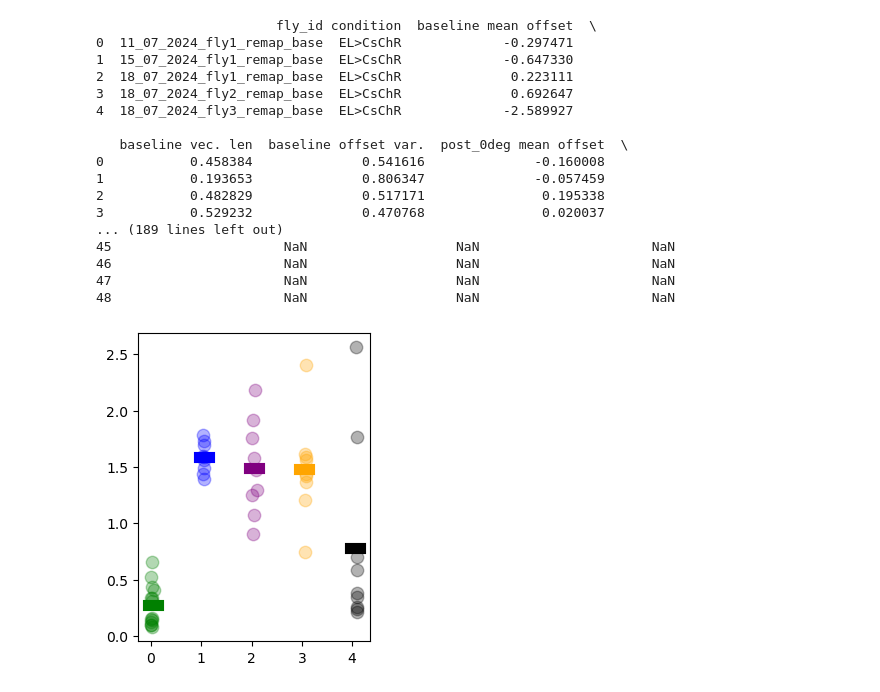
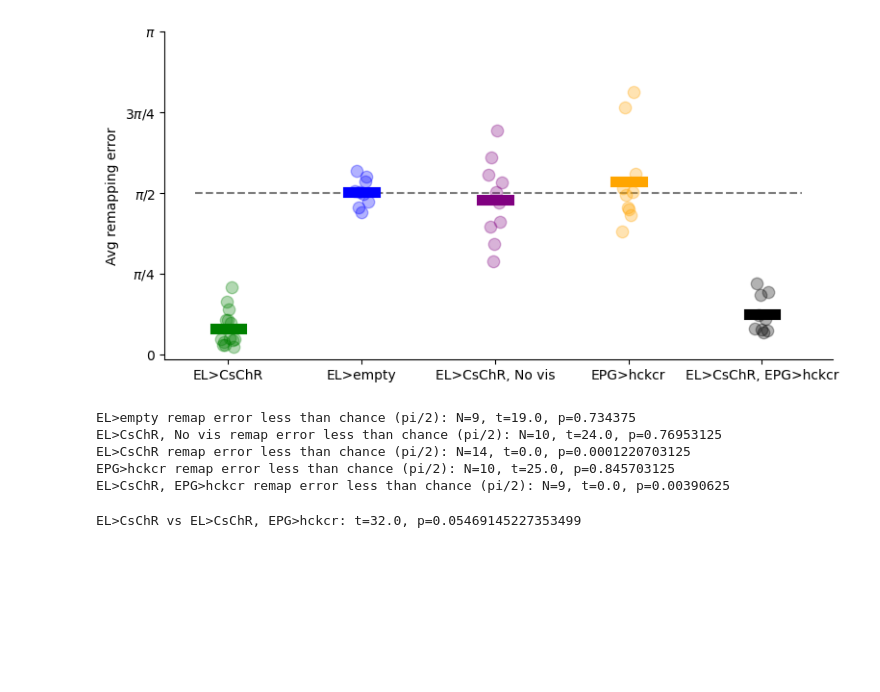
Before and after one commit to yfisher-lab/NeuromodPlasticity, a Jupyter notebook: NeuromodPlasticity/figures/remapping/gof_combined.ipynb, the cells around one changed output. Drawn from its saved outputs; the diff is of its cells as text; code cells hidden in the pictures; blank space fills up the shorter version.

```diff
--- a/NeuromodPlasticity/figures/remapping/gof_combined.ipynb
+++ b/NeuromodPlasticity/figures/remapping/gof_combined.ipynb
@@ -68,9 +76,9 @@ array(['remap', 'novis_control', 'no_chrimson', 'epinastine', 'yohimbine',
 # %%
-def stack_opto_responses(sess_df, condition, folder, scan_type):
+def stack_opto_responses(df, condition, folder, scan_type):
     """Stack opto responses for a given condition and scan type."""
-    return np.stack([nmp.remapping.get_opto_resp(load_row(row)) for _, row in sess_df.loc[(sess_df['condition']==condition) & \
-                                                                                          (sess_df['scan_type']==scan_type) & \
-                                                                                          (sess_df['folder']==folder)].iterrows()])
+    return np.stack([nmp.remapping.get_opto_resp(load_row(row)) for _, row in df.loc[(df['condition']==condition) & \
+                                                                                          (df['scan_type']==scan_type) & \
+                                                                                          (df['folder']==folder)].iterrows()])
 
 opto_responses = {
     'el chrimson': {'remap_0deg': [], 'remap_180deg': [], 'combined':[]},
@@ -79,9 +87,6 @@ opto_responses = {
     'epg hckcr': {'remap_0deg': [], 'remap_180deg': [], 'combined': []},
     'el chrimson, epg hckcr': {'remap_0deg': [], 'remap_180deg': [], 'combined': []},
 }
-
-##
-sess_df_remap0 = sess_df.loc[sess_df['scan_type']=='remap_0deg']
 
 ##
 opto_responses['el chrimson']['remap_0deg'] = stack_opto_responses(sess_df, 'remap', 'base', 'remap_0deg')
@@ -332,19 +331,23 @@ def build_sum_stats(fly_list, conditions):
 flies = sess_df['fly_id'].unique()
 conditions = []
 for fly in flies:
-    row = sess_df.loc[sess_df['fly_id']==fly].iloc[-1]
+    row = sess_df.loc[sess_df['fly_id']==fly].iloc[0]
     if row['condition'] == 'remap' and row['folder'] == 'base':
         conditions.append('EL>CsChR')
     elif row['condition'] == 'no_chrimson' and row['folder'] == 'base':
-        conditions.append('EL>empty LexA')
+        conditions.append('EL>empty')
     elif row['condition'] == 'novis_control' and row['folder'] == 'base':
         conditions.append('EL>CsChR, No vis')
     elif row['condition'] == 'no_cschrimson' and row['folder'] == 'hckcr':
         conditions.append('EPG>hckcr')
     elif row['condition'] == 'exp' and row['folder'] == 'hckcr':
         conditions.append('EL>CsChR, EPG>hckcr')
+        # print(fly)
     else:
         pass
-sum_stats = build_sum_stats(flies, conditions)
+
+# for f, c in zip(flies, conditions):
+#     print(f, c)
+sum_stats = build_sum_stats(flies, conditions, sess_df.loc[sess_df['scan_type'].isin(['baseline', 'post_0deg', 'post_180deg', 'post_novis1', 'post_novis2'])])
 # %%
 def plot_row_sum_stats(sum_stats, ax, row, condition):
@@ -422,34 +425,48 @@ def avg_diff(tmp_sum_stats, cond):
 
     return (diff0+diff180)/2
 # %%
-fig, ax = plt.subplots(figsize=[3,4])
+fig, ax = plt.subplots(figsize=[8,4])
 
-cols = ['EL>CsChR', 'EL>empty LexA', 'EL>CsChR, No vis', 'EPG>hckcr', 'EL>CsChR, EPG>hckcr']
+cols = ['EL>CsChR', 'EL>empty', 'EL>CsChR, No vis',  'EPG>hckcr', 'EL>CsChR, EPG>hckcr']
 colors = ['green', 'blue', 'purple', 'orange', 'black']
+avg_diffs = {}
 for i, (col, color) in enumerate(zip(cols, colors)):
-    sum_stats_col = sum_stats.loc[sum_stats['condition']==col]
-    print(sum_stats_col.head())
+    sum_stats_col = sum_stats.loc[sum_stats['condition']==col].copy()
+    # print(sum_stats_col.head())
     avg_diff_col = avg_diff(sum_stats_col, col)
+    avg_diff_col = avg_diff_col.values[~np.isnan(avg_diff_col.values)]
+
+    avg_diffs[col] = avg_diff_col
 
     n = avg_diff_col.shape[0]
     ax.scatter(np.linspace(0,.1,num=n) + i, avg_diff_col, color=color, alpha=.3, s=80)
     ax.plot([-.05+i,.15+i], avg_diff_col.mean()*np.ones([2,]), linewidth=8, color=color, label=col)
+
+ax.plot([-.2,4.35], [np.pi/2, np.pi/2], 'k--', alpha=.5, zorder=-1)
+
+ax.set_xticks(np.arange(5)+.05, labels=cols)
+ax.spines['top'].set_visible(False)
+ax.spines['right'].set_visible(False)
+ax.set_ylabel('Avg remapping error')
+_ = ax.set_yticks([0,np.pi/4,np.pi/2,3*np.pi/4, np.pi], labels=[0, r"$\pi$/4", r"$\pi$/2", r"$3\pi$/4", r"$\pi$"])
+
+fig.tight_layout()
+fig.savefig(figfolder / 'avg_remapping_error.pdf', bbox_inches='tight', dpi=300)
 # %% [output]
-                       fly_id condition  baseline mean offset  \
-0  11_07_2024_fly1_remap_base  EL>CsChR             -0.297471
-1  15_07_2024_fly1_remap_base  EL>CsChR             -0.647330
-2  18_07_2024_fly1_remap_base  EL>CsChR              0.223111
-3  18_07_2024_fly2_remap_base  EL>CsChR              0.692647
-4  18_07_2024_fly3_remap_base  EL>CsChR             -2.589927
-
-   baseline vec. len  baseline offset var.  post_0deg mean offset  \
-0           0.458384              0.541616              -0.160008
-1           0.193653              0.806347              -0.057459
-2           0.482829              0.517171               0.195338
-3           0.529232              0.470768               0.020037
-... (189 lines left out)
-45                      NaN                   NaN                      NaN
-46                      NaN                   NaN                      NaN
-47                      NaN                   NaN                      NaN
-48                      NaN                   NaN                      NaN
-[figure, old version]
+[figure, new version]
+# %%
+for col in cols:
+    t, p = sp.stats.wilcoxon(avg_diffs[col]-np.pi/2)
+    N = avg_diffs[col].shape[0]
+    print(f"{col} remap error less than chance (pi/2): N={N}, t={t}, p={p}")
+# %% [output]
+EL>empty remap error less than chance (pi/2): N=9, t=19.0, p=0.734375
+EL>CsChR, No vis remap error less than chance (pi/2): N=10, t=24.0, p=0.76953125
+EL>CsChR remap error less than chance (pi/2): N=14, t=0.0, p=0.0001220703125
+EPG>hckcr remap error less than chance (pi/2): N=10, t=25.0, p=0.845703125
+EL>CsChR, EPG>hckcr remap error less than chance (pi/2): N=9, t=0.0, p=0.00390625
+# %%
+t,p = sp.stats.mannwhitneyu(avg_diffs['EL>CsChR'], avg_diffs['EL>CsChR, EPG>hckcr'])
+print(f"EL>CsChR vs EL>CsChR, EPG>hckcr: t={t}, p={p}")
+# %% [output]
+EL>CsChR vs EL>CsChR, EPG>hckcr: t=32.0, p=0.05469145227353499
```
Also changed, not shown: parts of 13 cells of this notebook, 3 other files.
